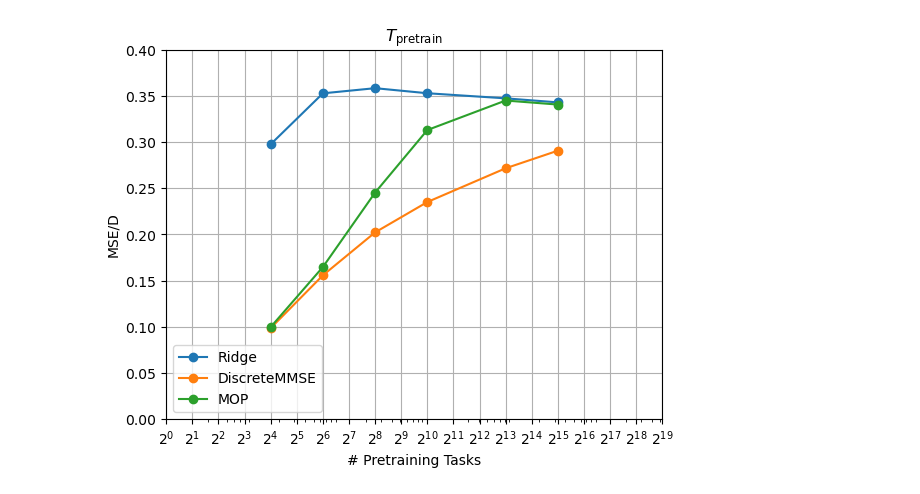
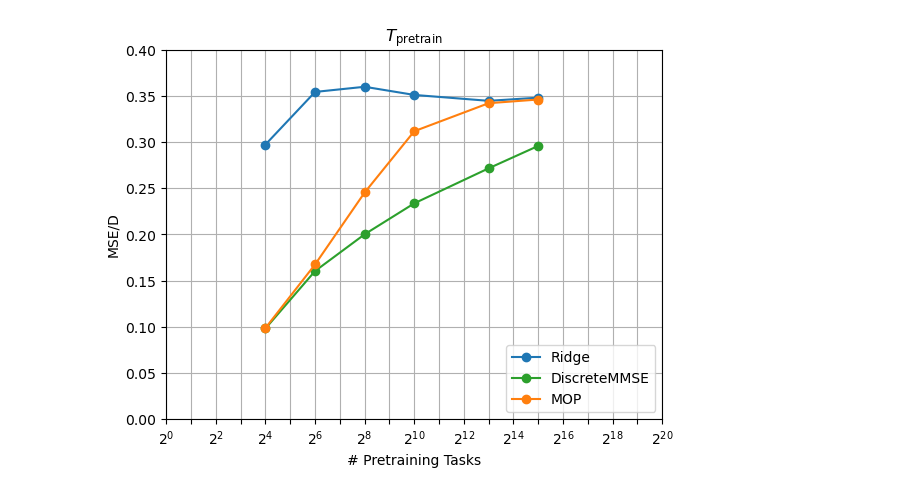
Before and after one commit to viktor-lundqvist/data-diversity-reproduction, a Jupyter notebook: src/validation.ipynb, the cells around one changed output. Cells and saved outputs as stored; diff of their text form; code cells hidden in the pictures.

Commit message:
Work toward resumption of training. Improved evaluation of models

```diff
--- a/src/validation.ipynb
+++ b/src/validation.ipynb
@@ -30,14 +30,19 @@ runs = {
         "task_pool_path": f"/home/jovyan/data-diversity-reproduction/outputs/{run_id}_task_pool.pt"
     } for run_id in run_ids
 }
+# %%
+for run_id, run in runs.items():
+    task_pool = torch.load(run["task_pool_path"])
+    run["task_pool_size"] = task_pool.shape[0]
+
+run_ids = sorted(run_ids, key=lambda x: runs[x]["task_pool_size"])
+task_pool_size = np.array([runs[run_id]["task_pool_size"] for run_id in run_ids])
 # %%
 for run_id, run in runs.items():
-    task_pool = torch.load(run["task_pool_path"])
-    run["task_pool_size"] = task_pool.shape[0]
     model = GPT2.load_from_checkpoint(run["ckpt_path"], n_dims_in=config.dim+1, n_positions=config.n_points).eval().to(device)
 
     with torch.no_grad():
-        linregdata = LinRegData(config, task_pool=task_pool)
+        linregdata = LinRegData(config, task_pool=torch.load(run["task_pool_path"]))
         data_iterator = linregdata.batch_generator(config.n_validation_batches)
         sq_errs = []
         for i, batch in enumerate(data_iterator):
@@ -110,3 +94,26 @@ for run_id, run in runs.items():
         for model_name in models:
             predictions[model_name] = torch.cat(predictions[model_name]).cpu()
         run["preds"] = predictions
+# %%
+ridge_delta = [
+    torch.mean((runs[run_id]["preds"]["MOP"] - runs[run_id]["preds"]["Ridge"])**2).numpy()/config.dim for run_id in run_ids
+]
+dmmse_delta = [
+    torch.mean((runs[run_id]["preds"]["MOP"] - runs[run_id]["preds"]["DiscreteMMSE"])**2).numpy()/config.dim for run_id in run_ids
+]
+
+fig, ax = plt.subplots()
+ax.loglog(task_pool_size, ridge_delta, marker='o', label='Ridge')
+ax.loglog(task_pool_size, dmmse_delta, marker='o', label='DiscreteMMSE')
+
+x_range = list(range(0,21))
+x = [2**x for x in x_range]
+ax.set_xticks(x, labels=[(f"$2^{{{x}}}$" if not x%2 else "") for x in x_range])
+ax.tick_params(axis='x', which='minor', bottom=False)
+ax.set_ylim([1e-4,1])
+ax.set_xlabel("# Pretraining Tasks")
+ax.set_ylabel("MSE/D")
+ax.grid()
+ax.legend()
+ax.set_title("$T_\\text{pretrain}$")
+fig.show()
@@ -113,21 +122,23 @@ for run_id, run in runs.items():
 # %%
 errors = [[
     torch.mean((runs[run_id]["preds"][model_name] - runs[run_id]["preds"]["Oracle"])**2).numpy()/config.dim for run_id in run_ids
 ] for model_name in model_names if model_name != "Oracle"]
 
 fig, ax = plt.subplots()
+colors = ['1f77b4', '2ca02c', 'ff7f0e', 'd62728', '9467bd', '8c564b', 'e377c2', '7f7f7f', 'bcbd22', '17becf']
 for i, model_name in enumerate([model_name for model_name in model_names if model_name != "Oracle"]):
-    ax.semilogx(task_pool_size, errors[i], label=model_name, marker='o')
+    ax.semilogx(task_pool_size, errors[i], label=model_name, marker='o', color="#"+colors[i])
 
-x_range = list(range(0,20))
+x_range = list(range(0,21))
 x = [2**x for x in x_range]
-ax.set_xticks(x, labels=[f"$2^{{{x}}}$" for x in x_range])
+ax.set_xticks(x, labels=[(f"$2^{{{x}}}$" if not x%2 else "") for x in x_range])
+ax.tick_params(axis='x', which='minor', bottom=False)
 ax.set_ylim([0,0.4])
 ax.set_xlabel("# Pretraining Tasks")
 ax.set_ylabel("MSE/D")
 ax.grid()
-ax.legend()
+ax.legend(loc='lower right')
 ax.set_title("$T_\\text{pretrain}$")
 fig.show()
 # %% [output]
-[figure, old version]
+[figure, new version]
```
Also changed, not shown: parts of 5 cells of this notebook, 1 other file.
